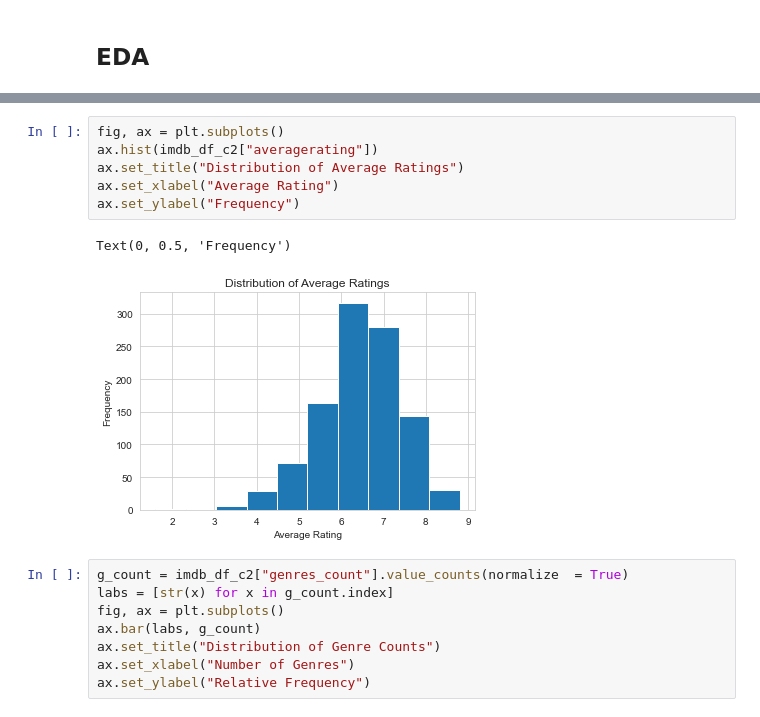
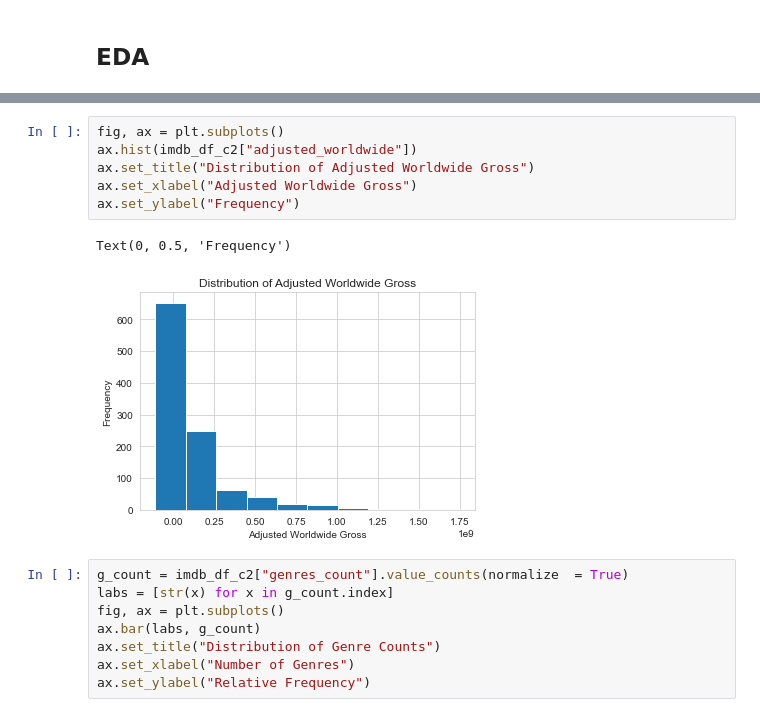
Before and after one commit to doriggs/Semester1Capstone, a Jupyter notebook: student.ipynb, the cells around one changed output, grey strips where cells are left out. Cells and saved outputs as stored; diff of their text form.

```diff
--- a/student.ipynb
+++ b/student.ipynb
@@ -299,12 +263,12 @@ Text(0, 0.5, 'Frequency')
 # %%
 fig, ax = plt.subplots()
-ax.hist(imdb_df_c2["averagerating"])
-ax.set_title("Distribution of Average Ratings")
-ax.set_xlabel("Average Rating")
+ax.hist(imdb_df_c2["adjusted_worldwide"])
+ax.set_title("Distribution of Adjusted Worldwide Gross")
+ax.set_xlabel("Adjusted Worldwide Gross")
 ax.set_ylabel("Frequency")
 # %% [output]
 Text(0, 0.5, 'Frequency')
-[figure, old version]
+[figure, new version]
 # %%
 g_count = imdb_df_c2["genres_count"].value_counts(normalize  = True)
 labs = [str(x) for x in g_count.index]
```
Also changed, not shown: parts of 23 cells of this notebook.
